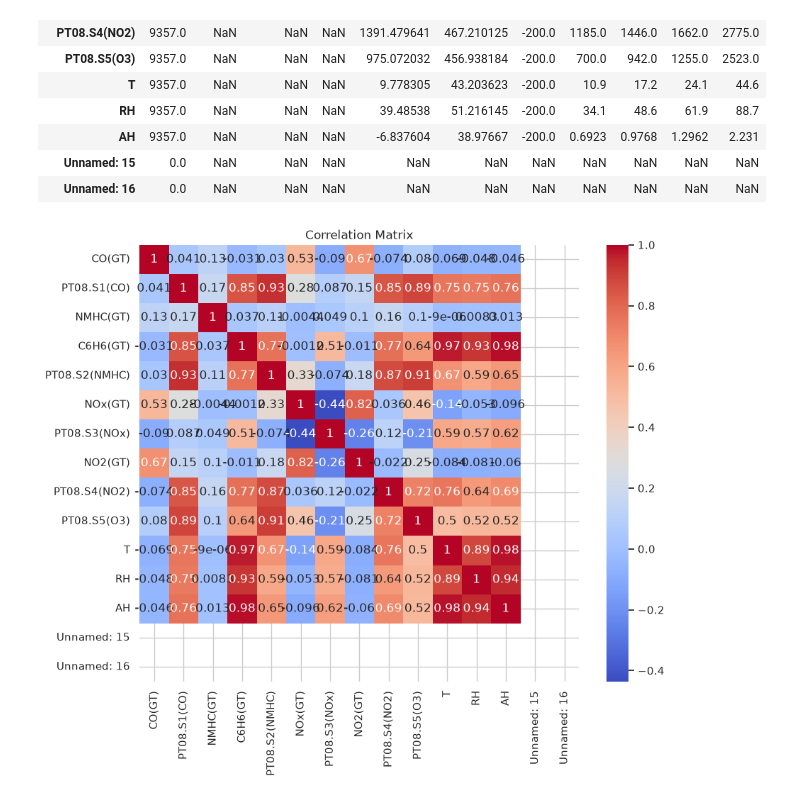
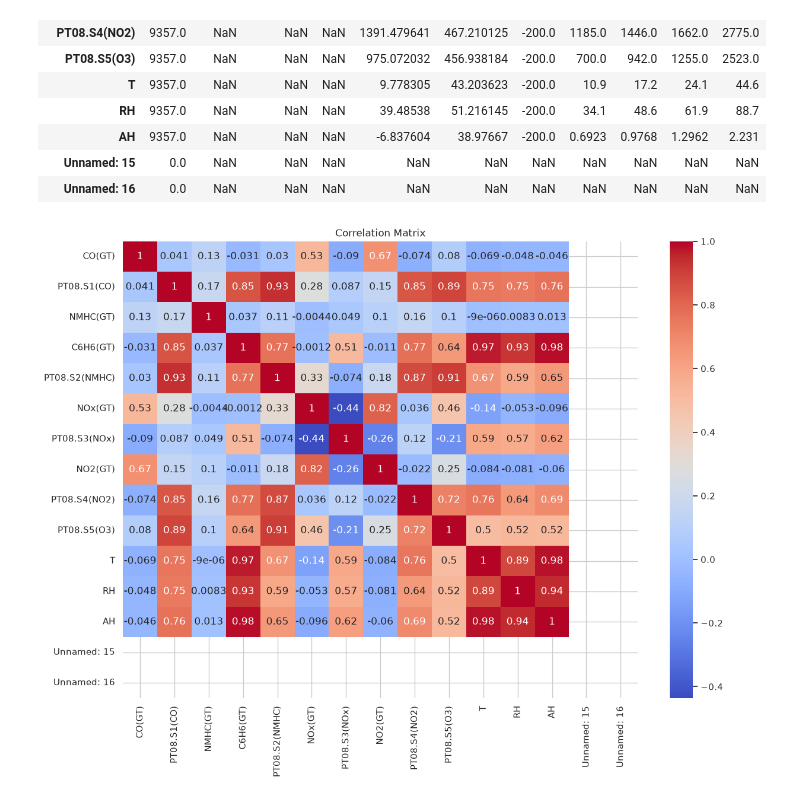
Before and after one commit to ChloeKC/healthyair, a Jupyter notebook: notebooks/data_exploration.ipynb, the cells around one changed output. Cells and saved outputs as stored; diff of their text form; code cells hidden in the pictures.

```diff
--- a/notebooks/data_exploration.ipynb
+++ b/notebooks/data_exploration.ipynb
@@ -195,15 +178,15 @@ display(df.describe(include="all").T)
 # %%
 # Correlations
 numeric_cols = df.select_dtypes(include="number").columns
-plt.figure(figsize=(10, 8))
+plt.figure(figsize=(14, 10))
 
 sns.heatmap(
     df[numeric_cols].corr(),
     cmap="coolwarm",
     annot=True
 )
 
 plt.title("Correlation Matrix")
 plt.show()
 # %% [output]
-[figure, old version]
+[figure, new version]
```
Also changed, not shown: parts of 13 cells of this notebook, 2 other files.
